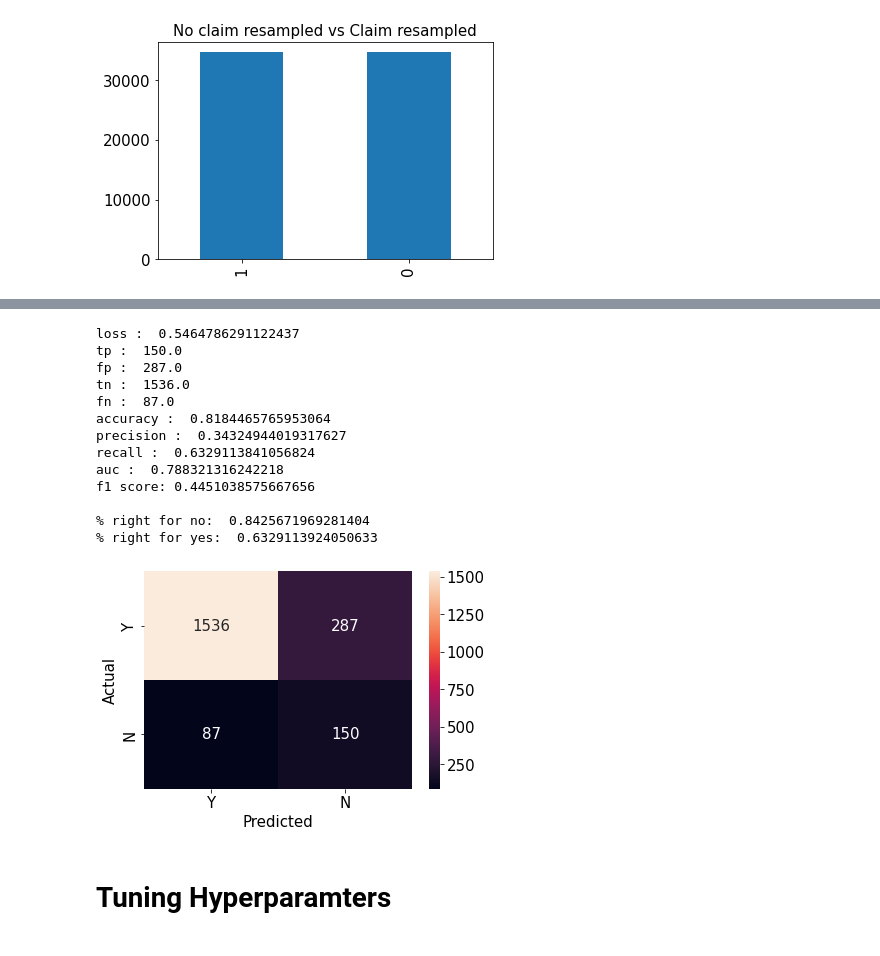
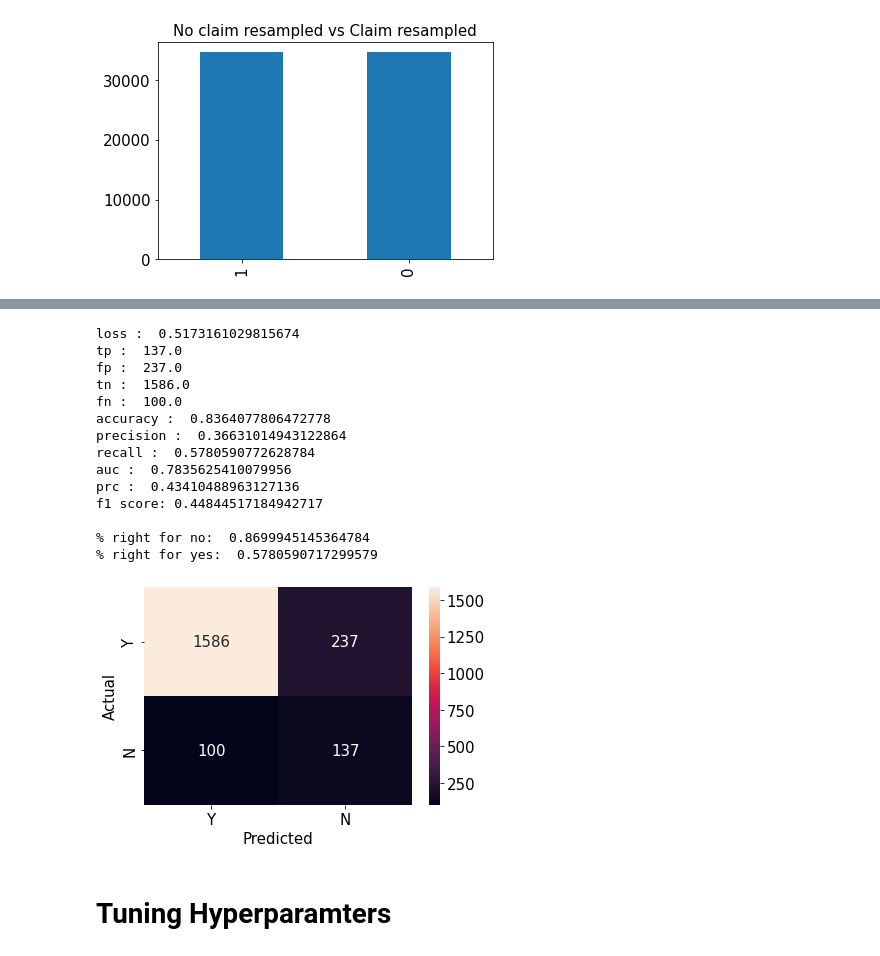
Before and after one commit to claredavies/MachineLearningCoursework, a Jupyter notebook: Assignment1/MLAssignment1KerrasUnbalancedData.ipynb, the cells around one changed output, grey strips where cells are left out. Cells and saved outputs as stored; diff of their text form; code cells hidden in the pictures.

```diff
--- a/Assignment1/MLAssignment1KerrasUnbalancedData.ipynb
+++ b/Assignment1/MLAssignment1KerrasUnbalancedData.ipynb
@@ -356,23 +357,24 @@ Epoch 96/100
 # %%
 evaluation_results = model_resampled.evaluate(X_test, y_test, batch_size=BATCH_SIZE, verbose=0)
 y_pred = model_resampled.predict(X_test, batch_size=BATCH_SIZE)
-print_metrics(model_weighted, evaluation_results, y_pred)
+print_metrics(model_resampled, evaluation_results, y_pred)
 plot_cm(y_test, y_pred)
 # %% [output]
-loss :  0.5464786291122437
-tp :  150.0
-fp :  287.0
-tn :  1536.0
-fn :  87.0
-accuracy :  0.8184465765953064
-precision :  0.34324944019317627
-recall :  0.6329113841056824
-auc :  0.788321316242218
-f1 score: 0.4451038575667656
+loss :  0.5173161029815674
+tp :  137.0
+fp :  237.0
+tn :  1586.0
+fn :  100.0
+accuracy :  0.8364077806472778
+precision :  0.36631014943122864
+recall :  0.5780590772628784
+auc :  0.7835625410079956
+prc :  0.43410488963127136
+f1 score: 0.44844517184942717
 
-% right for no:  0.8425671969281404
-% right for yes:  0.6329113924050633
+% right for no:  0.8699945145364784
+% right for yes:  0.5780590717299579
-[figure, old version]
+[figure, new version]
 # %% [markdown]
 # Tuning Hyperparamters
 # %%
```
Also changed, not shown: parts of 9 cells of this notebook.
